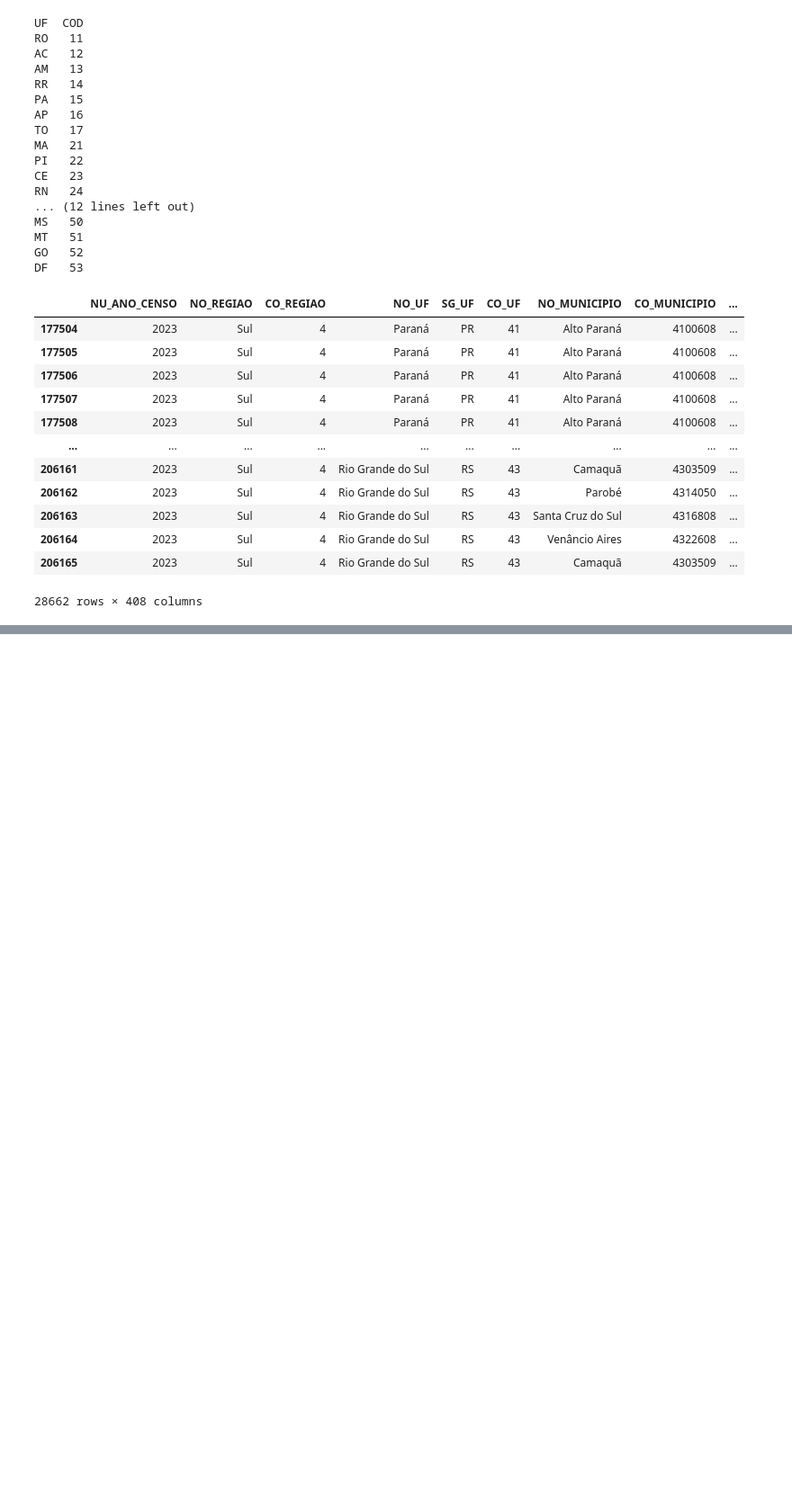
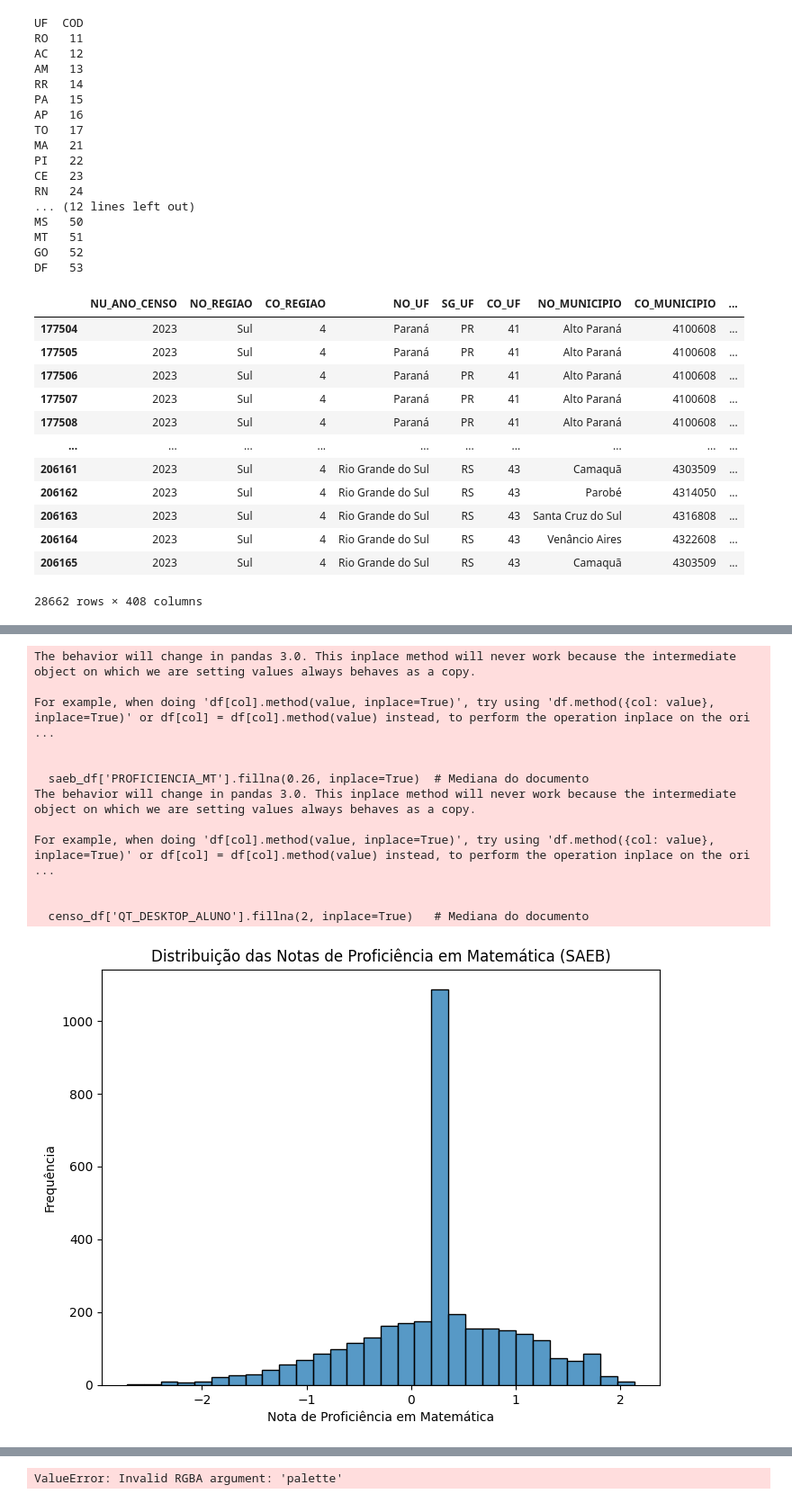
Before and after one commit to gustavo-losch/extensionista-cpa, a Jupyter notebook: setup_inicial.ipynb, the cells around one changed output, grey strips where cells are left out. Shown at 90% size. Drawn from its saved outputs; the diff is of its cells as text; code cells hidden in the pictures; blank space fills up the shorter version.

```diff
--- a/setup_inicial.ipynb
+++ b/setup_inicial.ipynb
@@ -134,0 +231,61 @@ df_censo_sul
+# %%
+# Carregar os datasets
+saeb_df = pd.read_csv('data/saeb_2ef_sul.csv', sep=";")
+censo_df = pd.read_csv('data/censo_sul.csv', sep=";")
+
+# Pré-processamento: imputar valores ausentes com a mediana para variáveis numéricas
+saeb_df['PROFICIENCIA_MT'].fillna(0.26, inplace=True)  # Mediana do documento
+censo_df['QT_DESKTOP_ALUNO'].fillna(2, inplace=True)   # Mediana do documento
+
+# Garantir que QT_DESKTOP_ALUNO não tenha valores negativos
+censo_df['QT_DESKTOP_ALUNO'] = censo_df['QT_DESKTOP_ALUNO'].clip(lower=0)
+
+# --- Visualizações para o Dataset SAEB ---
+
+# 1. Histograma para PROFICIENCIA_MT
+plt.figure(figsize=(8, 6))
+sns.histplot(data=saeb_df, x='PROFICIENCIA_MT', bins=30)
+plt.title('Distribuição das Notas de Proficiência em Matemática (SAEB)')
+plt.xlabel('Nota de Proficiência em Matemática')
+plt.ylabel('Frequência')
+plt.show()
+
+# 2. Gráfico de barras para IN_PUBLICA
+plt.figure(figsize=(8, 6))
+sns.countplot(data=saeb_df, x='IN_PUBLICA')
+plt.title('Proporção de Escolas Públicas vs. Privadas (SAEB)')
+plt.xlabel('Tipo de Escola (0 = Privada, 1 = Pública)')
+plt.ylabel('Contagem')
+plt.show()
+
+# --- Visualizações para o Dataset Censo Escolar ---
+
+# 3. Gráfico de barras para IN_INTERNET
+plt.figure(figsize=(8, 6))
+sns.countplot(data=censo_df, x='IN_INTERNET')
+plt.title('Proporção de Escolas com Acesso à Internet (Censo Escolar)')
+plt.xlabel('Acesso à Internet (0 = Não, 1 = Sim)')
+plt.ylabel('Contagem')
+plt.show()
+
+# 4. Boxplot para QT_DESKTOP_ALUNO com limite no eixo y
+plt.figure(figsize=(8, 6))
+y_limit = censo_df['QT_DESKTOP_ALUNO'].quantile(0.95)  # 95º percentil
+sns.boxplot(data=censo_df, y='QT_DESKTOP_ALUNO', x='TP_DEPENDENCIA').set(ylim=(0, y_limit))
+plt.title('Distribuição de Desktops usados por Alunos (Censo Escolar)')
+plt.ylabel('Número de Desktops')
+plt.show()
+# %% [output]
+The behavior will change in pandas 3.0. This inplace method will never work because the intermediate object on which we are setting values always behaves as a copy.
+
+For example, when doing 'df[col].method(value, inplace=True)', try using 'df.method({col: value}, inplace=True)' or df[col] = df[col].method(value) instead, to perform the operation inplace on the ori ...
+
+
+  saeb_df['PROFICIENCIA_MT'].fillna(0.26, inplace=True)  # Mediana do documento
+The behavior will change in pandas 3.0. This inplace method will never work because the intermediate object on which we are setting values always behaves as a copy.
+
+For example, when doing 'df[col].method(value, inplace=True)', try using 'df.method({col: value}, inplace=True)' or df[col] = df[col].method(value) instead, to perform the operation inplace on the ori ...
+
+
+  censo_df['QT_DESKTOP_ALUNO'].fillna(2, inplace=True)   # Mediana do documento
+[figure, added]
@@ -134,0 +293 @@ df_censo_sul
+ValueError: Invalid RGBA argument: 'palette'
```
Also changed, not shown: parts of 18 cells of this notebook, 4 other files.
